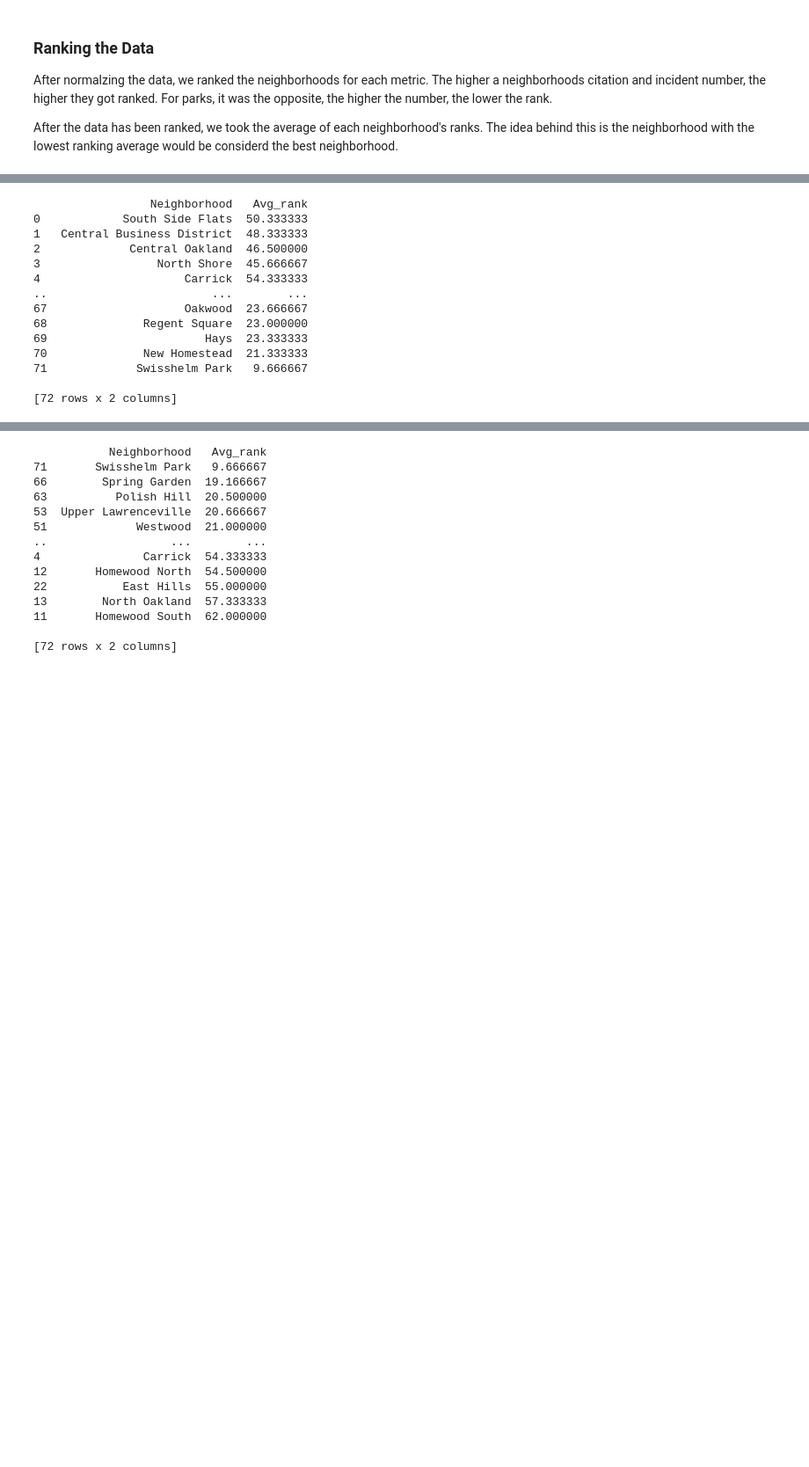
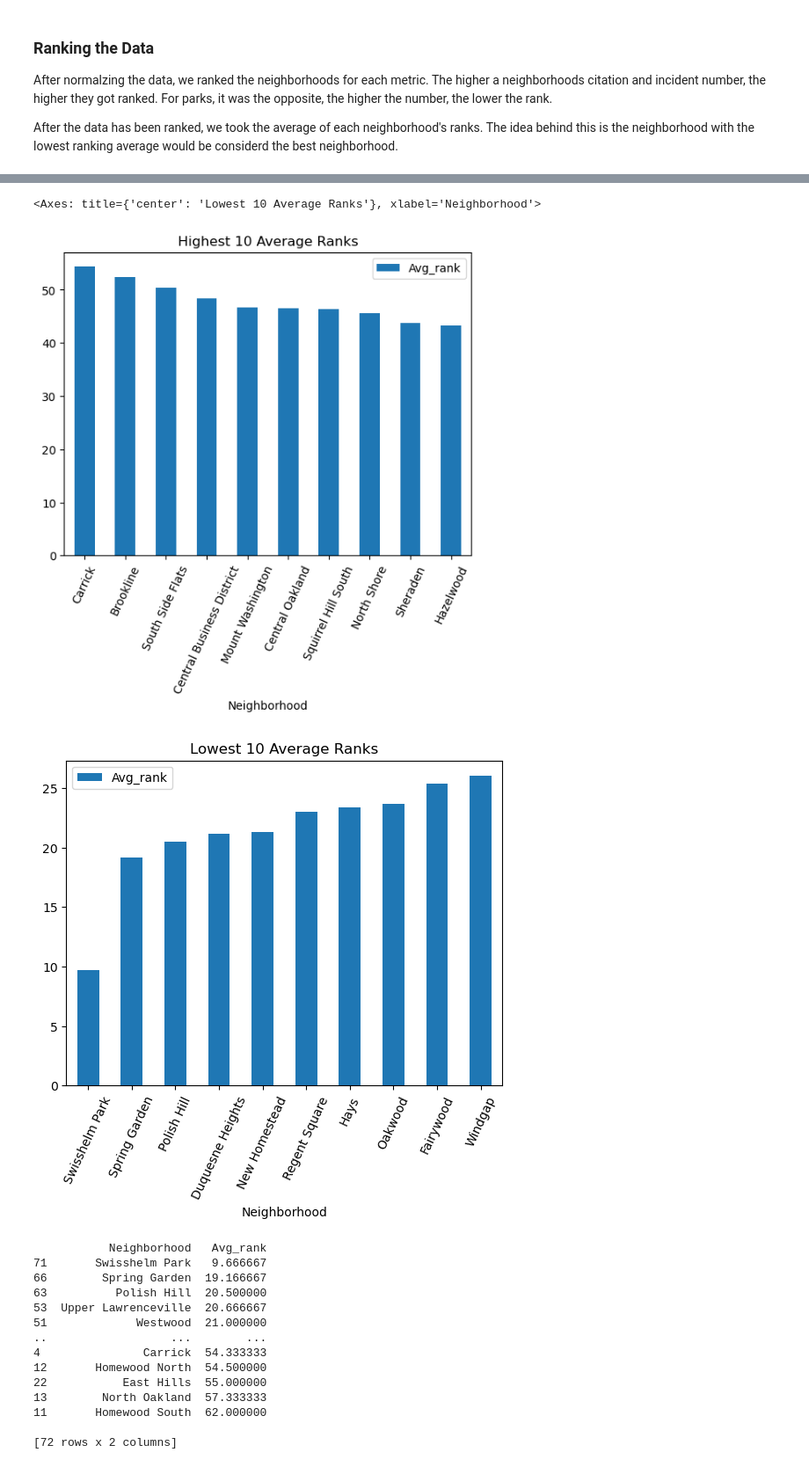
Before and after one commit to lukecusato07/bigideas_ssl, a Jupyter notebook: final_report.ipynb, the cells around one changed output, grey strips where cells are left out. Shown: that part at 88% size. Cells and saved outputs as stored; diff of their text form; code cells hidden in the pictures; blank space fills up the shorter version.

Commit message:
graphs for ranks

```diff
--- a/final_report.ipynb
+++ b/final_report.ipynb
@@ -133,19 +138,13 @@ print(metrics_df)
-# %%
-#avg ranks
-metrics_df["Avg_rank"] = metrics_df[['Citation_Rank', 'Incident_Rank', 'Park_Rank']].mean(axis=1)
-print(metrics_df[['Neighborhood', 'Avg_rank']])
-# %% [output]
-                 Neighborhood   Avg_rank
-0            South Side Flats  50.333333
-1   Central Business District  48.333333
-2             Central Oakland  46.500000
-3                 North Shore  45.666667
-4                     Carrick  54.333333
-..                        ...        ...
-67                    Oakwood  23.666667
-68              Regent Square  23.000000
-69                       Hays  23.333333
-70              New Homestead  21.333333
-71             Swisshelm Park   9.666667
-
-[72 rows x 2 columns]
+# %%
+#avg ranks
+metrics_df["Avg_rank"] = metrics_df[['Citation_Rank', 'Incident_Rank', 'Park_Rank']].mean(axis=1)
+print(metrics_df[['Neighborhood', 'Avg_rank']])
+
+top_10_rank = metrics_df.head(10)
+top_10_rank = top_10_rank.sort_values(by='Avg_rank', ascending=False)
+top_10_rank.plot.bar(x='Neighborhood', y='Avg_rank', rot=65, title="Highest 10 Average Ranks")
+
+bot_10_rank = metrics_df.tail(10)
+bot_10_rank = bot_10_rank.sort_values(by='Avg_rank', ascending=True)
+bot_10_rank.plot.bar(x='Neighborhood', y='Avg_rank', rot=65, title="Lowest 10 Average Ranks")
+# %% [output]
@@ -152,3 +165,6 @@ print(metrics_df[['Neighborhood', 'Avg_rank']])
+<Axes: title={'center': 'Lowest 10 Average Ranks'}, xlabel='Neighborhood'>
+[figure, added]
+[figure, added]
 # %%
 best_neighborhood = metrics_df.sort_values(by='Avg_rank')
 print(best_neighborhood[['Neighborhood', 'Avg_rank']])
```
Also changed, not shown: parts of 6 cells of this notebook.
